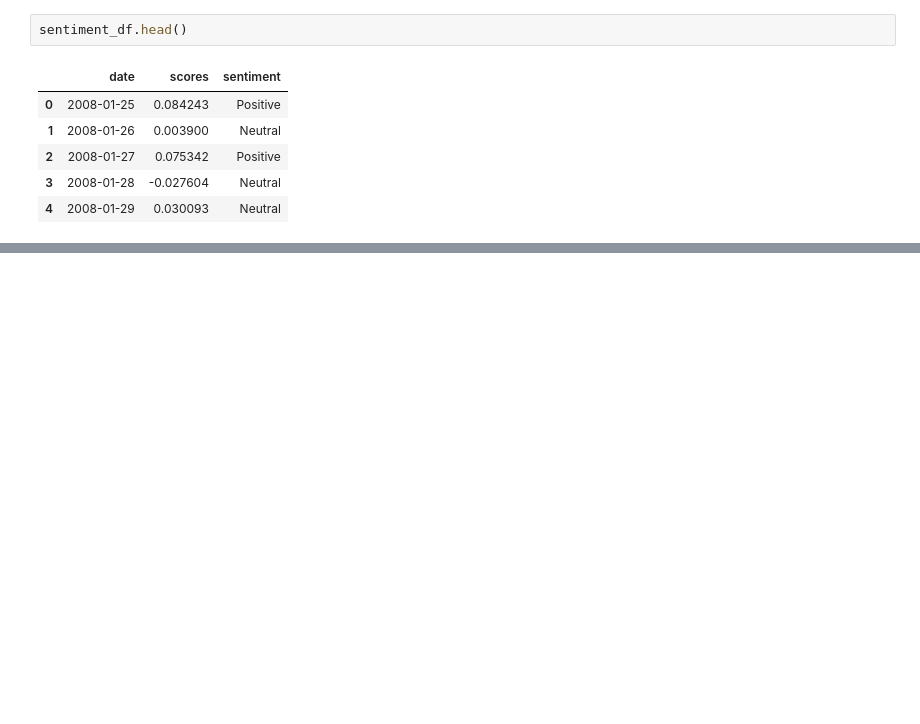
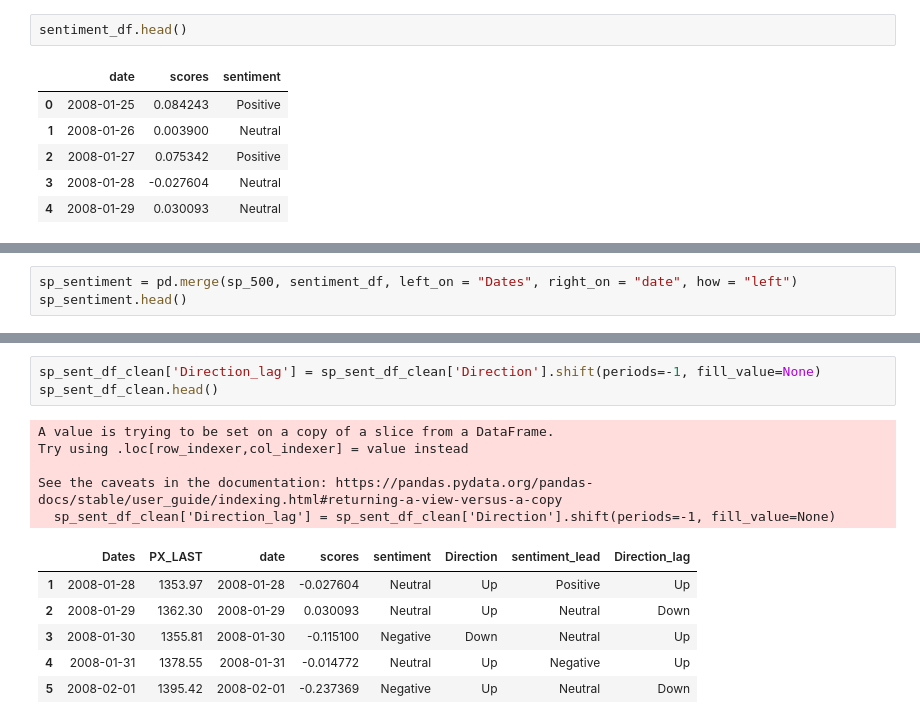
Before and after one commit to sbs23038/MScinDASem2CA1, a Jupyter notebook: CCT_SEM2_CA1_NN.ipynb, the cells around one changed output, grey strips where cells are left out. Drawn from its saved outputs; the diff is of its cells as text; blank space fills up the shorter version.

```diff
--- a/CCT_SEM2_CA1_NN.ipynb
+++ b/CCT_SEM2_CA1_NN.ipynb
@@ -216,0 +212,3 @@ sentiment_df.head()
+# %%
+sp_sentiment = pd.merge(sp_500, sentiment_df, left_on = "Dates", right_on = "date", how = "left")
+sp_sentiment.head()
@@ -216,0 +276,15 @@ sentiment_df.head()
+# %%
+sp_sent_df_clean['Direction_lag'] = sp_sent_df_clean['Direction'].shift(periods=-1, fill_value=None)
+sp_sent_df_clean.head()
+# %% [output]
+A value is trying to be set on a copy of a slice from a DataFrame.
+Try using .loc[row_indexer,col_indexer] = value instead
+
+See the caveats in the documentation: https://pandas.pydata.org/pandas-docs/stable/user_guide/indexing.html#returning-a-view-versus-a-copy
+  sp_sent_df_clean['Direction_lag'] = sp_sent_df_clean['Direction'].shift(periods=-1, fill_value=None)
+|  | Dates | PX_LAST | date | scores | sentiment | Direction | sentiment_lead | Direction_lag |
+| 1 | 2008-01-28 | 1353.97 | 2008-01-28 | -0.027604 | Neutral | Up | Positive | Up |
+| 2 | 2008-01-29 | 1362.30 | 2008-01-29 | 0.030093 | Neutral | Up | Neutral | Down |
+| 3 | 2008-01-30 | 1355.81 | 2008-01-30 | -0.115100 | Negative | Down | Neutral | Up |
+| 4 | 2008-01-31 | 1378.55 | 2008-01-31 | -0.014772 | Neutral | Up | Negative | Up |
+| 5 | 2008-02-01 | 1395.42 | 2008-02-01 | -0.237369 | Negative | Up | Neutral | Down |
```
Also changed, not shown: parts of 34 cells of this notebook.
